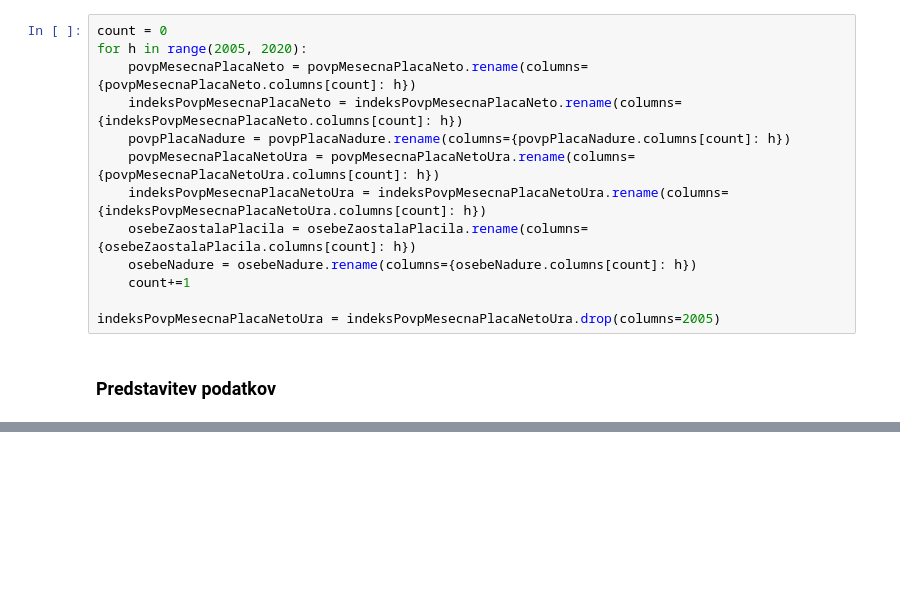
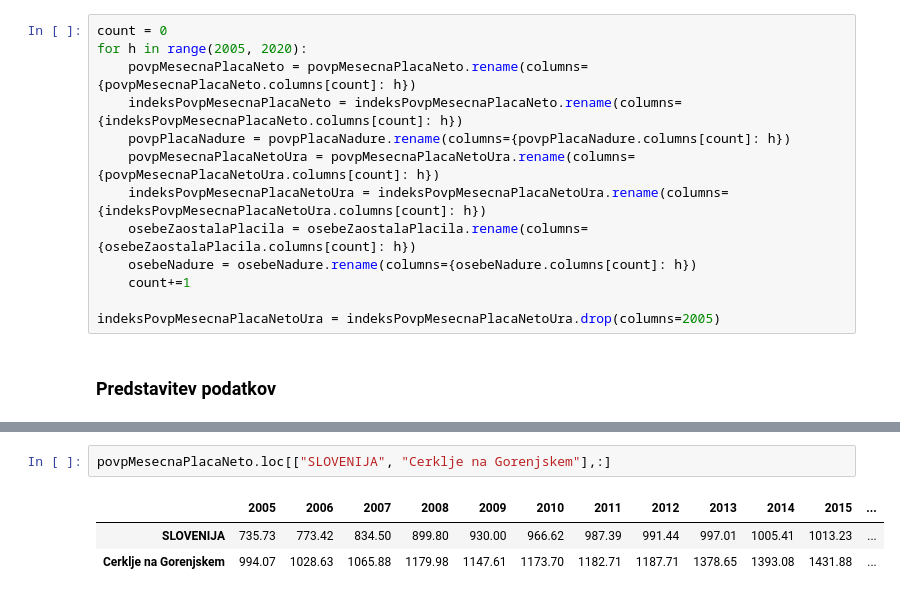
Before and after one commit to BlueVulture/DRAGU, a Jupyter notebook: report.ipynb, the cells around one changed output, grey strips where cells are left out. Saved outputs shown, nothing was run; the diff lists cells and outputs as text; blank space fills up the shorter version.

```diff
--- a/report.ipynb
+++ b/report.ipynb
@@ -87,3 +88,9 @@ df.style.apply(h_max).apply(h_max2).apply(h_max3).format('{0:,.2f}')
 | Dol pri Ljubljani | 0.00 | 0.00 | 955.73 | 1,066.81 | 0.00 | 1,066.37 | 1,119.90 | 1,120.90 | 0.00 | 0.00 | 0.00 | ... |
 | Sveti Tomaž | 0.00 | 0.00 | 0.00 | 0.00 | 1,052.42 | 0.00 | 0.00 | 0.00 | 0.00 | 0.00 | 0.00 | ... |
 | Novo mesto | 0.00 | 0.00 | 0.00 | 0.00 | 0.00 | 0.00 | 0.00 | 0.00 | 1,116.34 | 1,145.87 | 1,138.56 | ... |
+# %%
+povpMesecnaPlacaNeto.loc[["SLOVENIJA", "Cerklje na Gorenjskem"],:]
+# %% [output]
+|  | 2005 | 2006 | 2007 | 2008 | 2009 | 2010 | 2011 | 2012 | 2013 | 2014 | 2015 | ... |
+| SLOVENIJA | 735.73 | 773.42 | 834.50 | 899.80 | 930.00 | 966.62 | 987.39 | 991.44 | 997.01 | 1005.41 | 1013.23 | ... |
+| Cerklje na Gorenjskem | 994.07 | 1028.63 | 1065.88 | 1179.98 | 1147.61 | 1173.70 | 1182.71 | 1187.71 | 1378.65 | 1393.08 | 1431.88 | ... |
```
Also changed, not shown: parts of 4 cells of this notebook, 2 other files.
